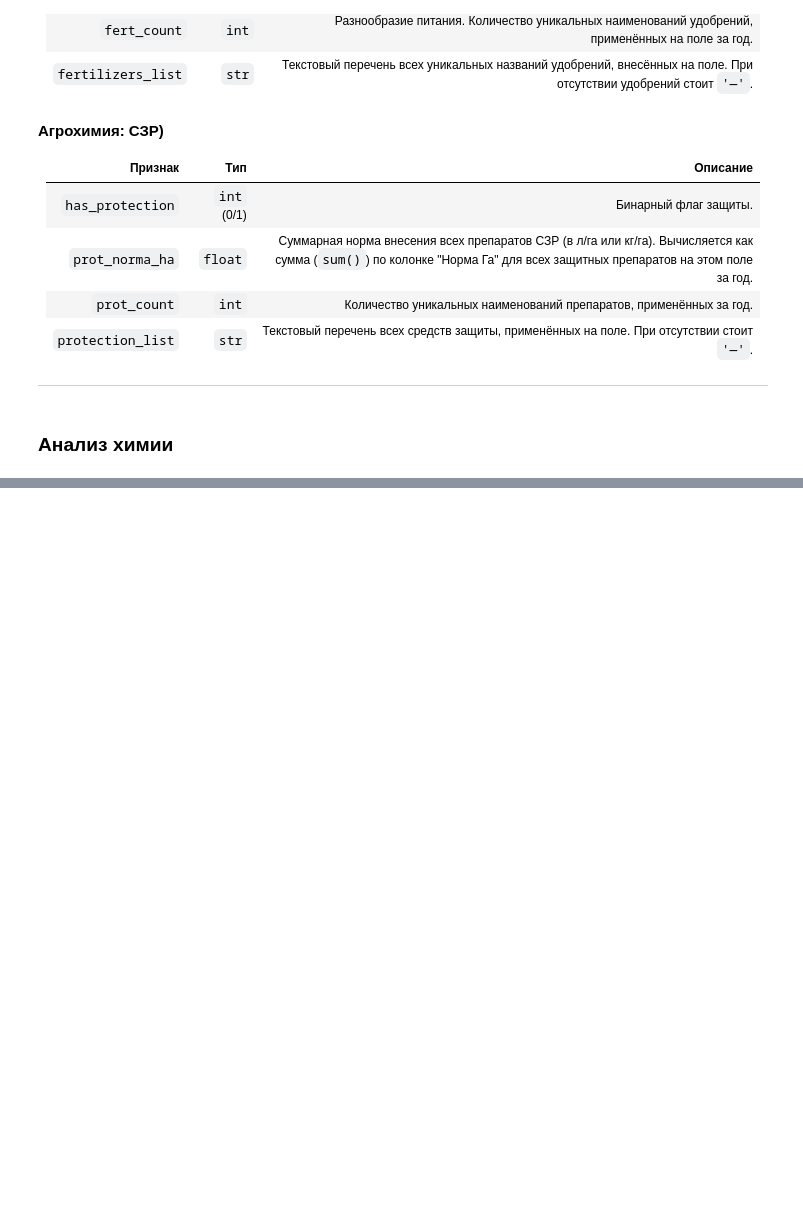
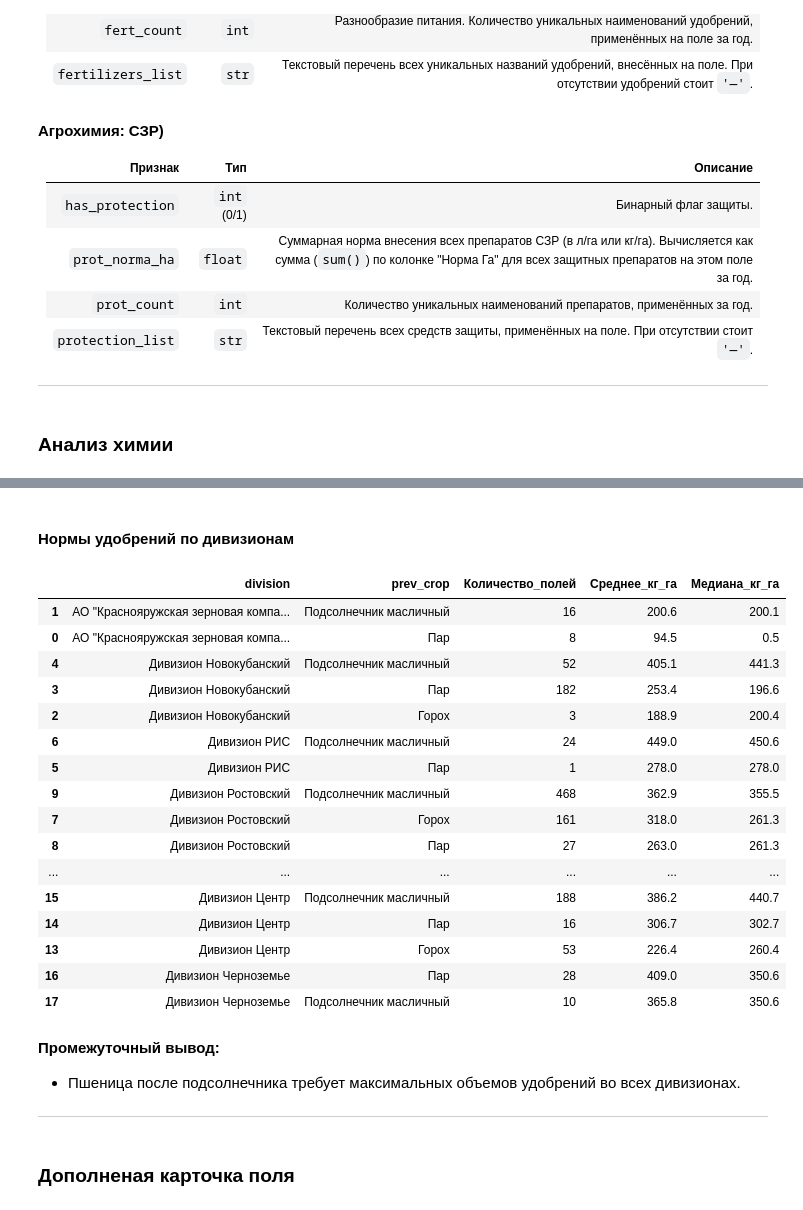
Before and after one commit to Bleckeid/stab, a Jupyter notebook: fields_stab_notebook.ipynb, the cells around one changed output, grey strips where cells are left out. Cells and saved outputs as stored; diff of their text form; code cells hidden in the pictures; blank space fills up the shorter version.

```diff
--- a/fields_stab_notebook.ipynb
+++ b/fields_stab_notebook.ipynb
@@ -3145 +2946,48 @@ Length: 5, dtype: str
+# %% [markdown]
+#### Нормы удобрений по дивизионам
+# %%
+df_div_summary = (
+    df_merged_study[
+        (df_merged_study["crop_name"] == "Пшеница озимая") # целевая и смотрим для неё предшественника
+        & (df_merged_study["prev_crop"].isin(predecessors))
+        & (df_merged_study["fert_norma_ha"] > 0)
+    ]
+    .groupby(["division", "prev_crop"])["fert_norma_ha"]
+    .agg(
+        Количество_полей="count",
+        Среднее_кг_га="mean",
+        Медиана_кг_га="median",
+    )
+    .round(1)
+    .reset_index()
+    # Сначала группируем записи одного дивизиона, затем сортируем их от максимального среднего расхода к минимальному
+    .sort_values(by=["division", "Среднее_кг_га"], ascending=[True, False])
+)
+display(df_div_summary)
+# %% [output]
+|  | division | prev_crop | Количество_полей | Среднее_кг_га | Медиана_кг_га |
+| 1 | АО "Краснояружская зерновая компа... | Подсолнечник масличный | 16 | 200.6 | 200.1 |
+| 0 | АО "Краснояружская зерновая компа... | Пар | 8 | 94.5 | 0.5 |
+| 4 | Дивизион Новокубанский | Подсолнечник масличный | 52 | 405.1 | 441.3 |
+| 3 | Дивизион Новокубанский | Пар | 182 | 253.4 | 196.6 |
+| 2 | Дивизион Новокубанский | Горох | 3 | 188.9 | 200.4 |
+| 6 | Дивизион РИС | Подсолнечник масличный | 24 | 449.0 | 450.6 |
+| 5 | Дивизион РИС | Пар | 1 | 278.0 | 278.0 |
+| 9 | Дивизион Ростовский | Подсолнечник масличный | 468 | 362.9 | 355.5 |
+| 7 | Дивизион Ростовский | Горох | 161 | 318.0 | 261.3 |
+| 8 | Дивизион Ростовский | Пар | 27 | 263.0 | 261.3 |
+| ... | ... | ... | ... | ... | ... |
+| 15 | Дивизион Центр | Подсолнечник масличный | 188 | 386.2 | 440.7 |
+| 14 | Дивизион Центр | Пар | 16 | 306.7 | 302.7 |
+| 13 | Дивизион Центр | Горох | 53 | 226.4 | 260.4 |
+| 16 | Дивизион Черноземье | Пар | 28 | 409.0 | 350.6 |
+| 17 | Дивизион Черноземье | Подсолнечник масличный | 10 | 365.8 | 350.6 |
+# %% [markdown]
+**Промежуточный вывод:**
+
+- Пшеница после подсолнечника требует максимальных объемов удобрений во всех дивизионах.
+
+---
+# %% [markdown]
+### Дополненая карточка поля
 # %%
```
Also changed, not shown: parts of 29 cells of this notebook.
